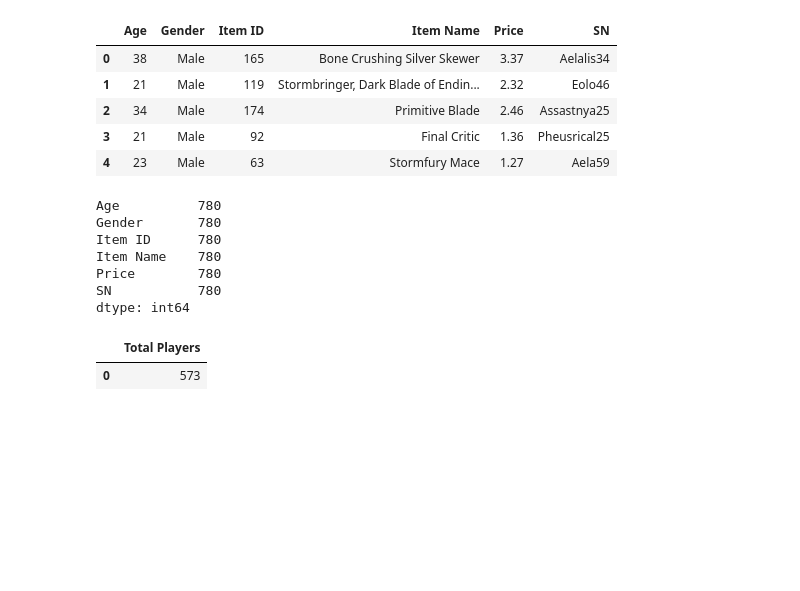
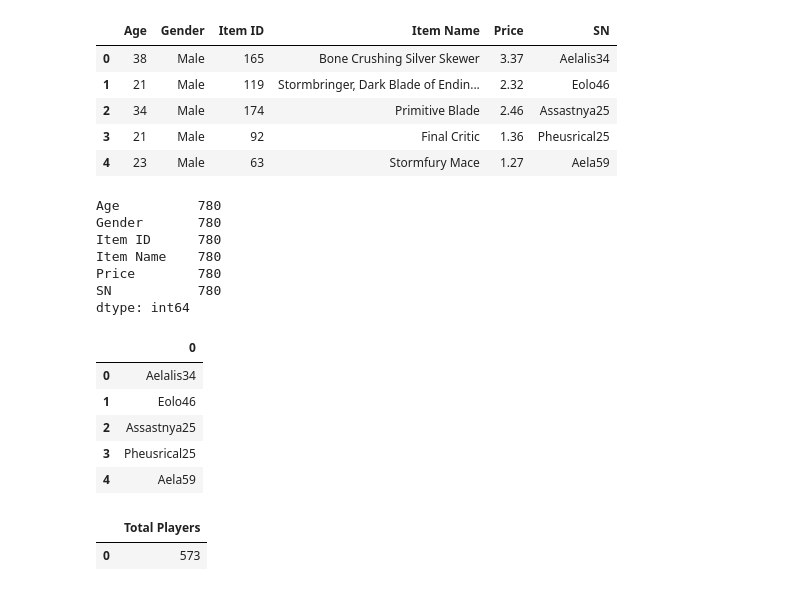
Before and after one commit to imtheaaron/python-challenge, a Jupyter notebook: PyMoli/main.ipynb, the cells around one changed output. Saved outputs shown, nothing was run; the diff lists cells and outputs as text; code cells hidden in the pictures; blank space fills up the shorter version.

```diff
--- a/PyMoli/main.ipynb
+++ b/PyMoli/main.ipynb
@@ -28,6 +28,17 @@ Item Name    780
 Price        780
 SN           780
 dtype: int64
+# %%
+players = df['SN'].unique()
+players_unique_df = pd.DataFrame(players)
+players_unique_df.head()
+# %% [output]
+|  | 0 |
+| 0 | Aelalis34 |
+| 1 | Eolo46 |
+| 2 | Assastnya25 |
+| 3 | Pheusrical25 |
+| 4 | Aela59 |
 # %%
 #TASK: print out the total player count
 
```
Also changed, not shown: parts of 4 cells of this notebook.
